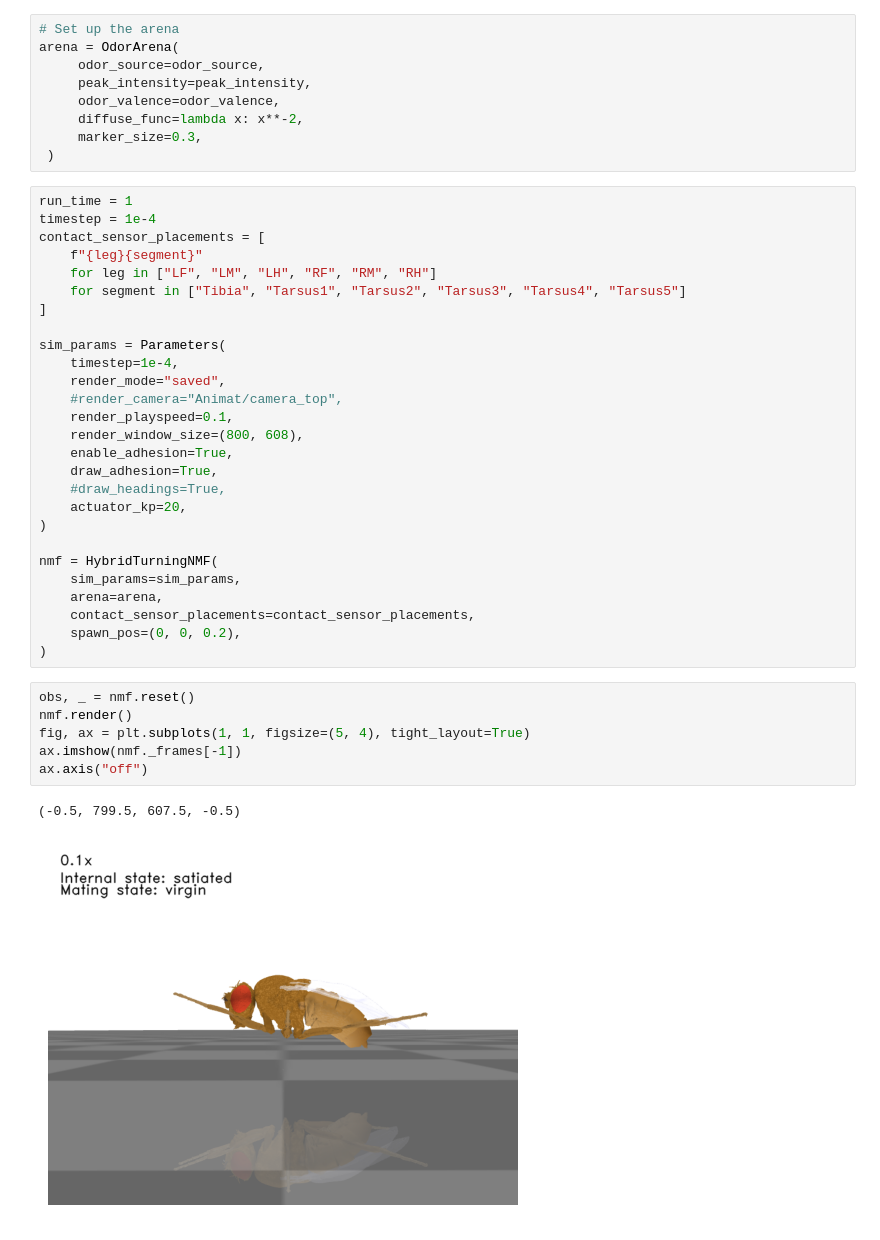
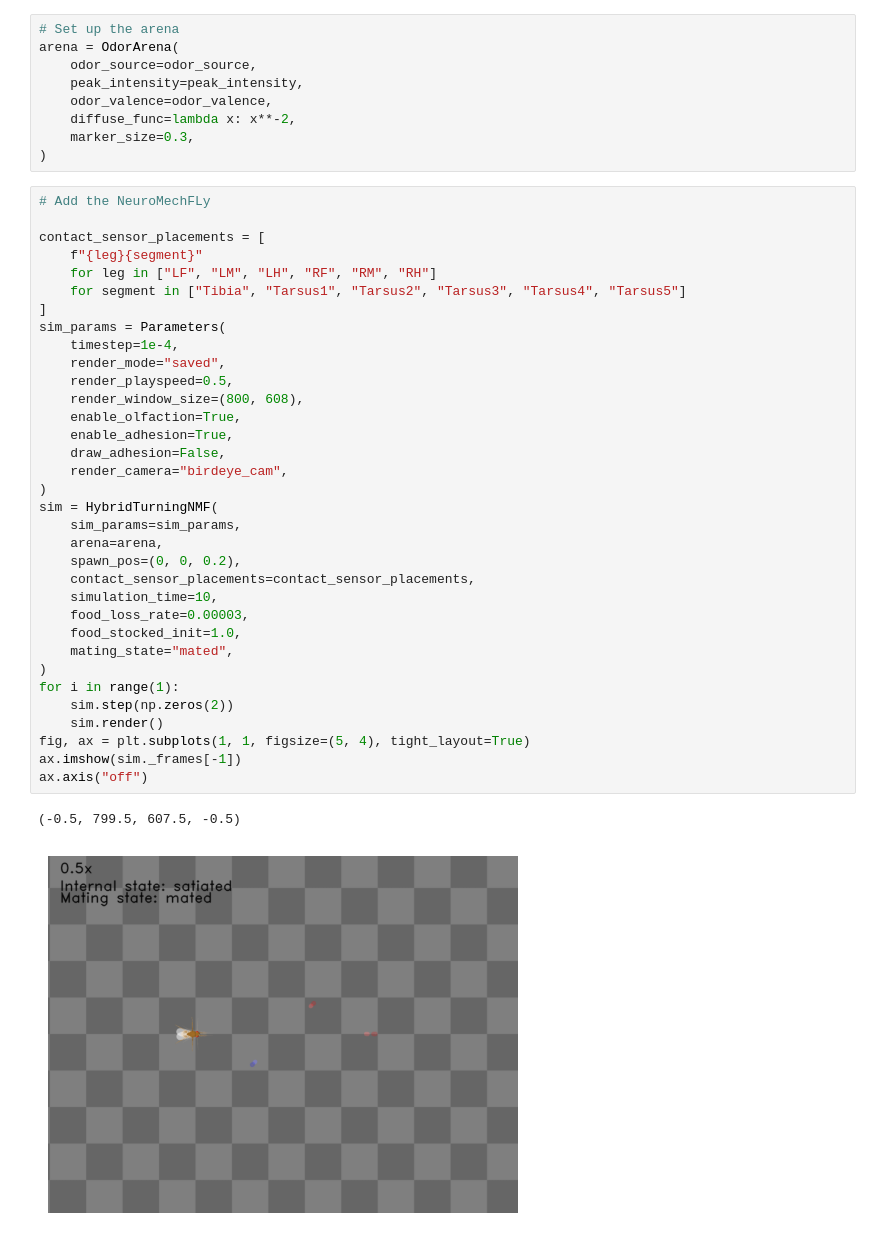
Before and after one commit to NeLy-EPFL/flygym-scratch, a Jupyter notebook: notebooks/learning_memory/randomwalk.ipynb, the cells around one changed output. Saved outputs shown, nothing was run; the diff lists cells and outputs as text.

```diff
--- a/notebooks/learning_memory/randomwalk.ipynb
+++ b/notebooks/learning_memory/randomwalk.ipynb
@@ -31,47 +32,48 @@ logging.basicConfig(level=logging.INFO)
 # %%
 # Set up the arena
 arena = OdorArena(
-     odor_source=odor_source,
-     peak_intensity=peak_intensity,
-     odor_valence=odor_valence,
-     diffuse_func=lambda x: x**-2,
-     marker_size=0.3,
- )
+    odor_source=odor_source,
+    peak_intensity=peak_intensity,
+    odor_valence=odor_valence,
+    diffuse_func=lambda x: x**-2,
+    marker_size=0.3,
+)
 # %%
-run_time = 1
-timestep = 1e-4
+# Add the NeuroMechFLy
+
 contact_sensor_placements = [
     f"{leg}{segment}"
     for leg in ["LF", "LM", "LH", "RF", "RM", "RH"]
     for segment in ["Tibia", "Tarsus1", "Tarsus2", "Tarsus3", "Tarsus4", "Tarsus5"]
 ]
-
 sim_params = Parameters(
     timestep=1e-4,
     render_mode="saved",
-    #render_camera="Animat/camera_top",
-    render_playspeed=0.1,
+    render_playspeed=0.5,
     render_window_size=(800, 608),
+    enable_olfaction=True,
     enable_adhesion=True,
-    draw_adhesion=True,
-    #draw_headings=True,
-    actuator_kp=20,
+    draw_adhesion=False,
+    render_camera="birdeye_cam",
 )
-
-nmf = HybridTurningNMF(
+sim = HybridTurningNMF(
     sim_params=sim_params,
     arena=arena,
+    spawn_pos=(0, 0, 0.2),
     contact_sensor_placements=contact_sensor_placements,
-    spawn_pos=(0, 0, 0.2),
+    simulation_time=10,
+    food_loss_rate=0.00003,
+    food_stocked_init=1.0,
+    mating_state="mated",
 )
+for i in range(1):
+    sim.step(np.zeros(2))
+    sim.render()
+fig, ax = plt.subplots(1, 1, figsize=(5, 4), tight_layout=True)
+ax.imshow(sim._frames[-1])
+ax.axis("off")
+# %% [output]
+(-0.5, 799.5, 607.5, -0.5)
+[figure, added]
-# %%
-obs, _ = nmf.reset()
-nmf.render()
-fig, ax = plt.subplots(1, 1, figsize=(5, 4), tight_layout=True)
-ax.imshow(nmf._frames[-1])
-ax.axis("off")
-# %% [output]
-(-0.5, 799.5, 607.5, -0.5)
-[figure, removed]
 # %%
 def generate_random_walk(num_steps):
```
Also changed, not shown: parts of 8 cells of this notebook, 4 other files.
